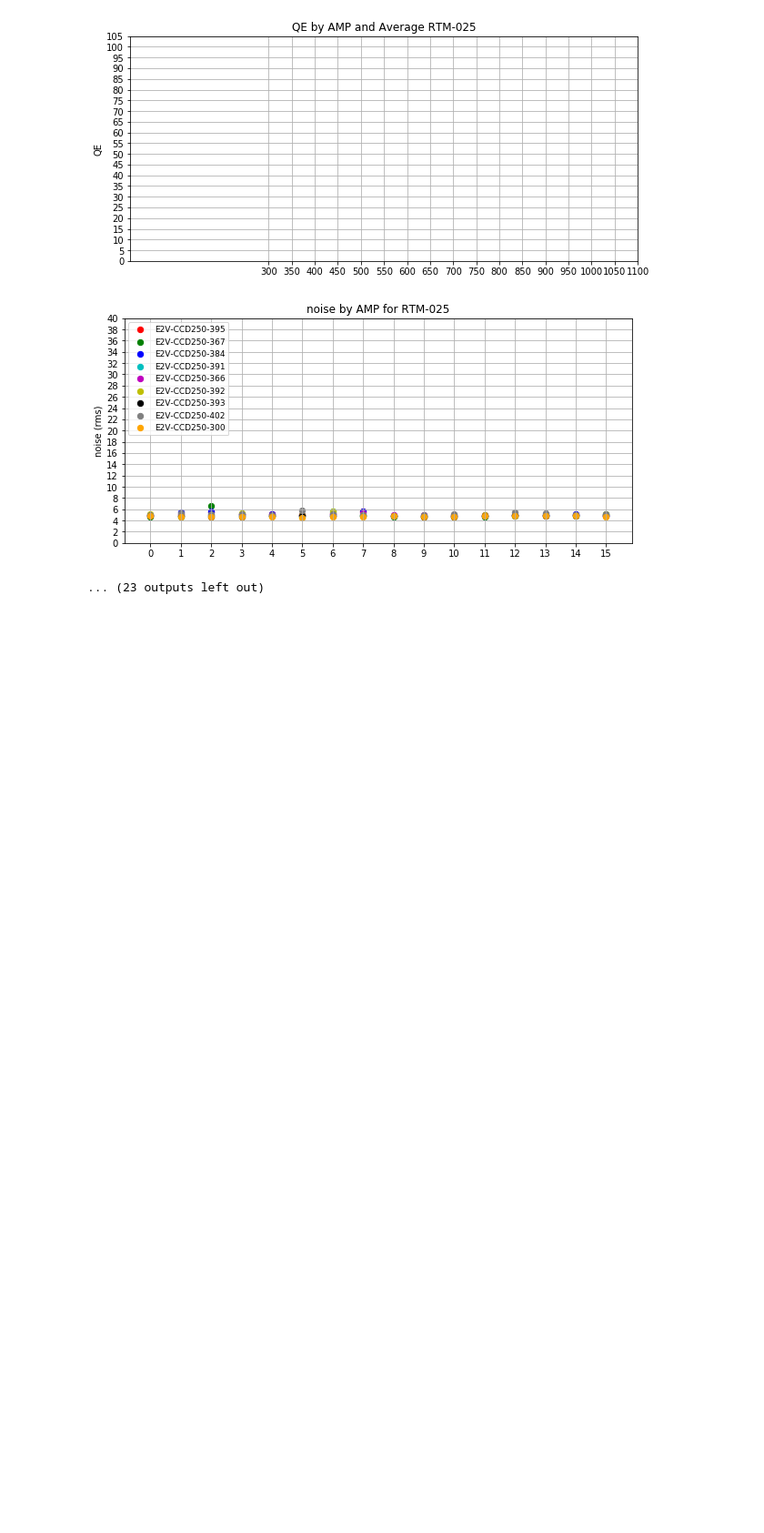
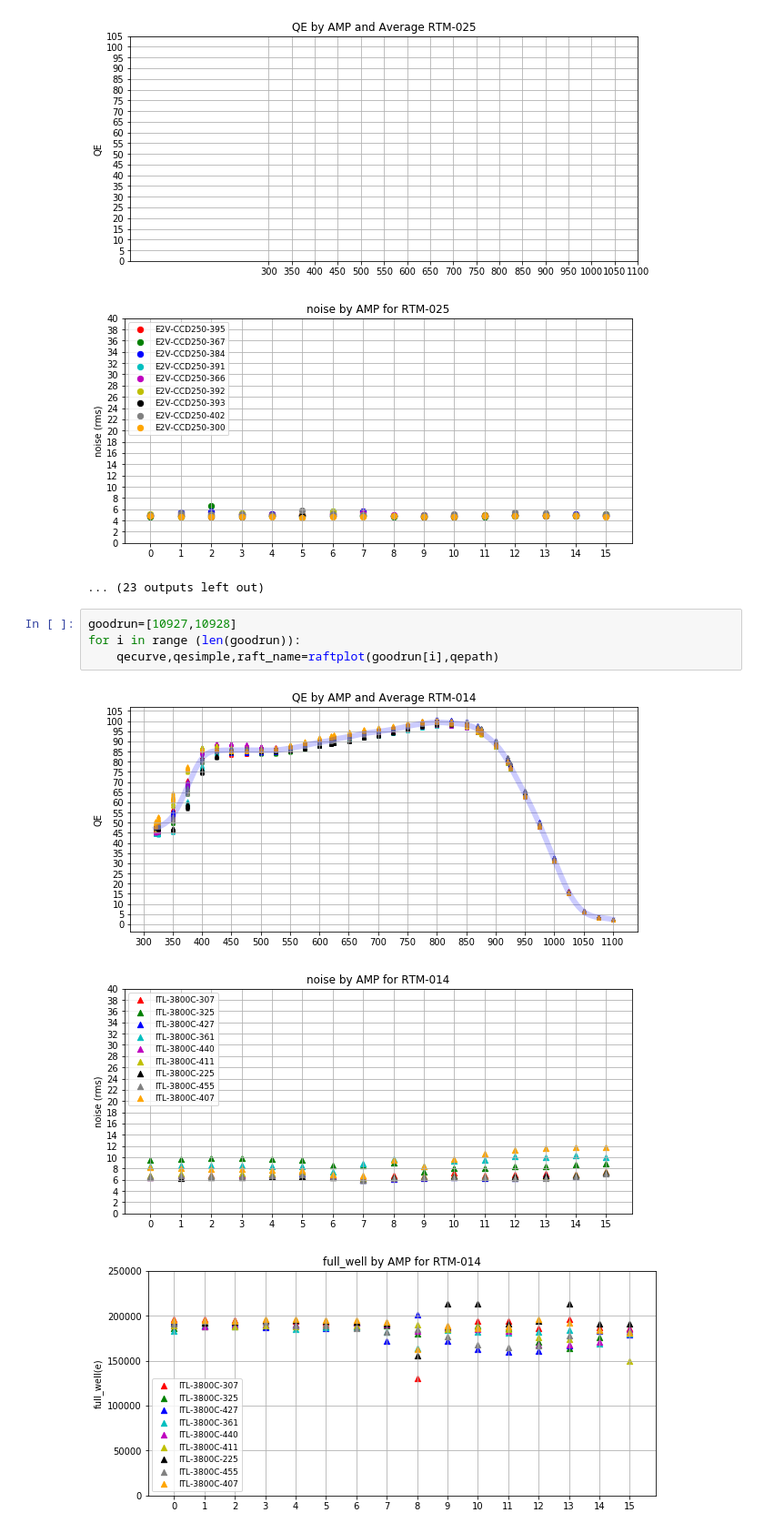
Before and after one commit to smr456/raftexplorer, a Jupyter notebook: rexplorer.ipynb, the cells around one changed output. Shown at 91% size. Cells and saved outputs as stored; diff of their text form; blank space fills up the shorter version.

```diff
--- a/rexplorer.ipynb
+++ b/rexplorer.ipynb
@@ -163,3 +163,11 @@ for i in range (len(goodrun)):
 [figure]
 [figure]
 ... (23 outputs left out)
+# %%
+goodrun=[10927,10928]
+for i in range (len(goodrun)):
+    qecurve,qesimple,raft_name=raftplot(goodrun[i],qepath)
+# %% [output]
+[figure, added]
+[figure, added]
+[figure, added]
```
Also changed, not shown: parts of 1 cell of this notebook.
